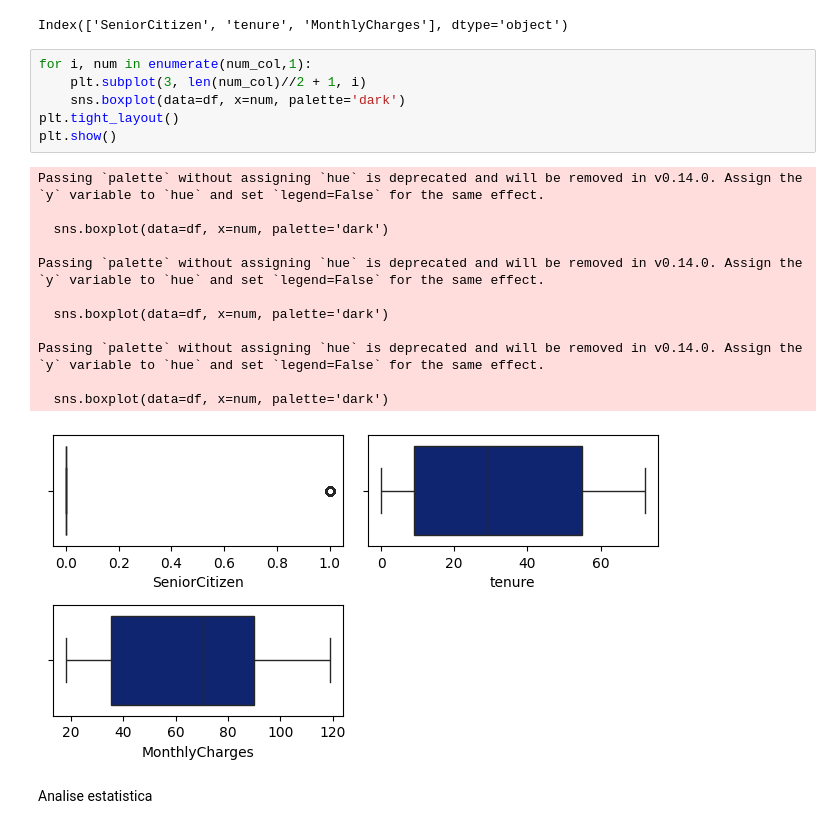
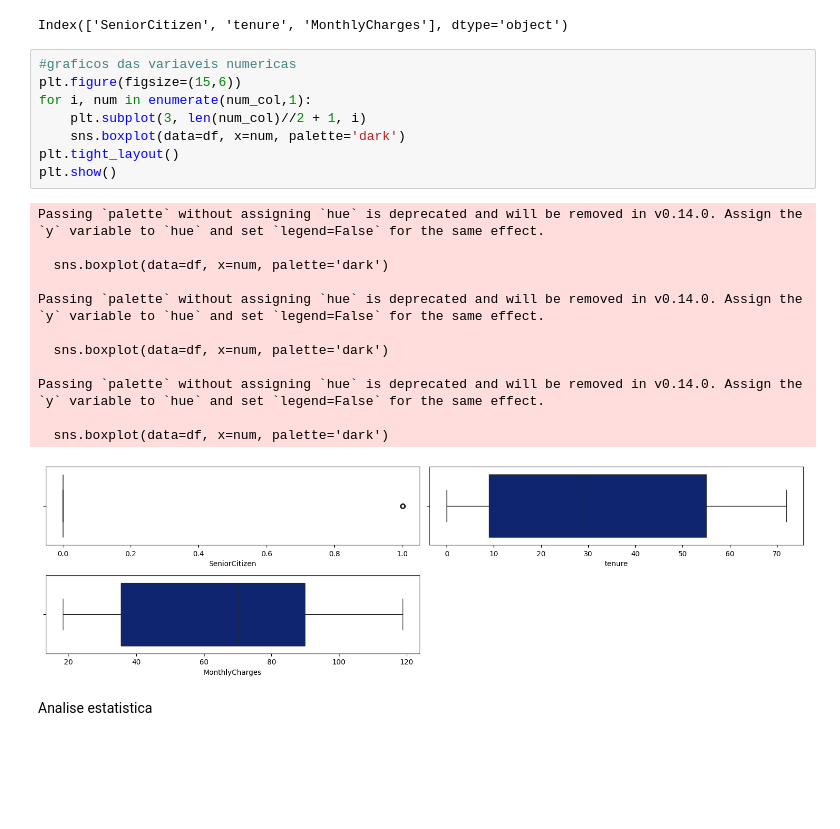
Before and after one commit to WesleySouza13/Analise-em-Churn, a Jupyter notebook: Untitled-1.ipynb, the cells around one changed output. Saved outputs shown, nothing was run; the diff lists cells and outputs as text; blank space fills up the shorter version.

```diff
--- a/Untitled-1.ipynb
+++ b/Untitled-1.ipynb
@@ -139,23 +143,25 @@ num_col
 # %% [output]
 Index(['SeniorCitizen', 'tenure', 'MonthlyCharges'], dtype='object')
 # %%
+#graficos das variaveis numericas
+plt.figure(figsize=(15,6))
 for i, num in enumerate(num_col,1):
     plt.subplot(3, len(num_col)//2 + 1, i)
     sns.boxplot(data=df, x=num, palette='dark')
 plt.tight_layout()
 plt.show()
 # %% [output]
 Passing `palette` without assigning `hue` is deprecated and will be removed in v0.14.0. Assign the `y` variable to `hue` and set `legend=False` for the same effect.
 
   sns.boxplot(data=df, x=num, palette='dark')
 
 Passing `palette` without assigning `hue` is deprecated and will be removed in v0.14.0. Assign the `y` variable to `hue` and set `legend=False` for the same effect.
 
   sns.boxplot(data=df, x=num, palette='dark')
 
 Passing `palette` without assigning `hue` is deprecated and will be removed in v0.14.0. Assign the `y` variable to `hue` and set `legend=False` for the same effect.
 
   sns.boxplot(data=df, x=num, palette='dark')
-[figure, old version]
+[figure, new version]
 # %% [markdown]
 Analise estatistica
```
Also changed, not shown: parts of 2 cells of this notebook.
